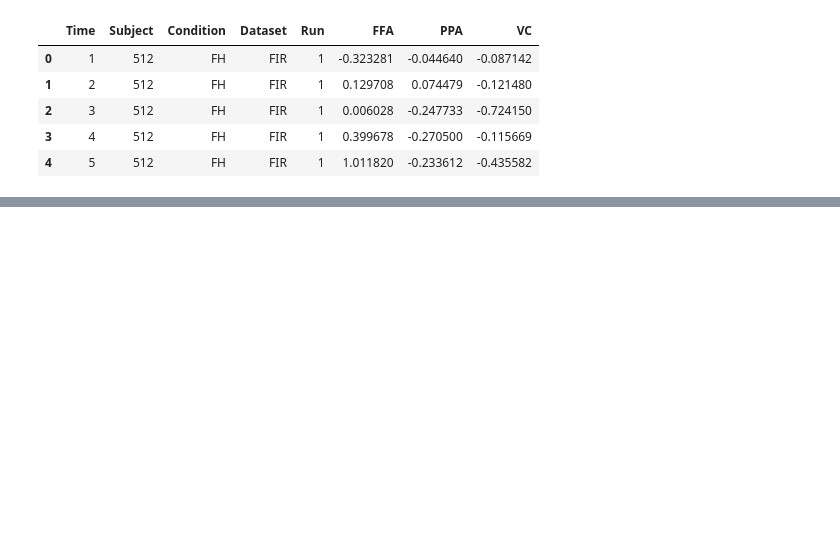
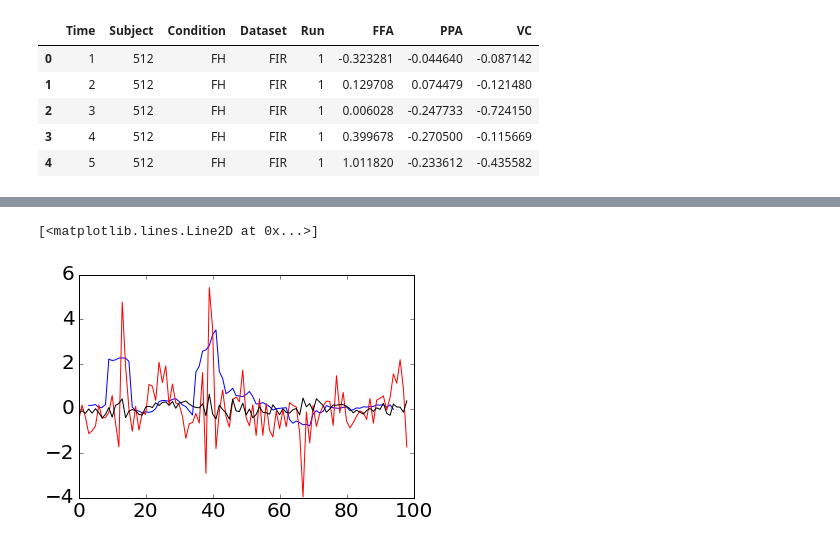
Before and after one commit to kaihwang/TDSigEI, a Jupyter notebook: MTD/Run_MTD.ipynb, the cells around one changed output, grey strips where cells are left out. Saved outputs shown, nothing was run; the diff lists cells and outputs as text; code cells hidden in the pictures; blank space fills up the shorter version.

```diff
--- a/MTD/Run_MTD.ipynb
+++ b/MTD/Run_MTD.ipynb
@@ -99,0 +114,7 @@ plt.show()
+# %%
+plt.plot(coupling(np.array([FFA_ts, VC_ts]).T, 7)[1][:,0,1])
+plt.plot(FFA_ts, 'r')
+plt.plot(PPA_ts, 'k')
+# %% [output]
+[<matplotlib.lines.Line2D at 0x...>]
+[figure, added]
```
Also changed, not shown: parts of 4 cells of this notebook, 2 other files.
